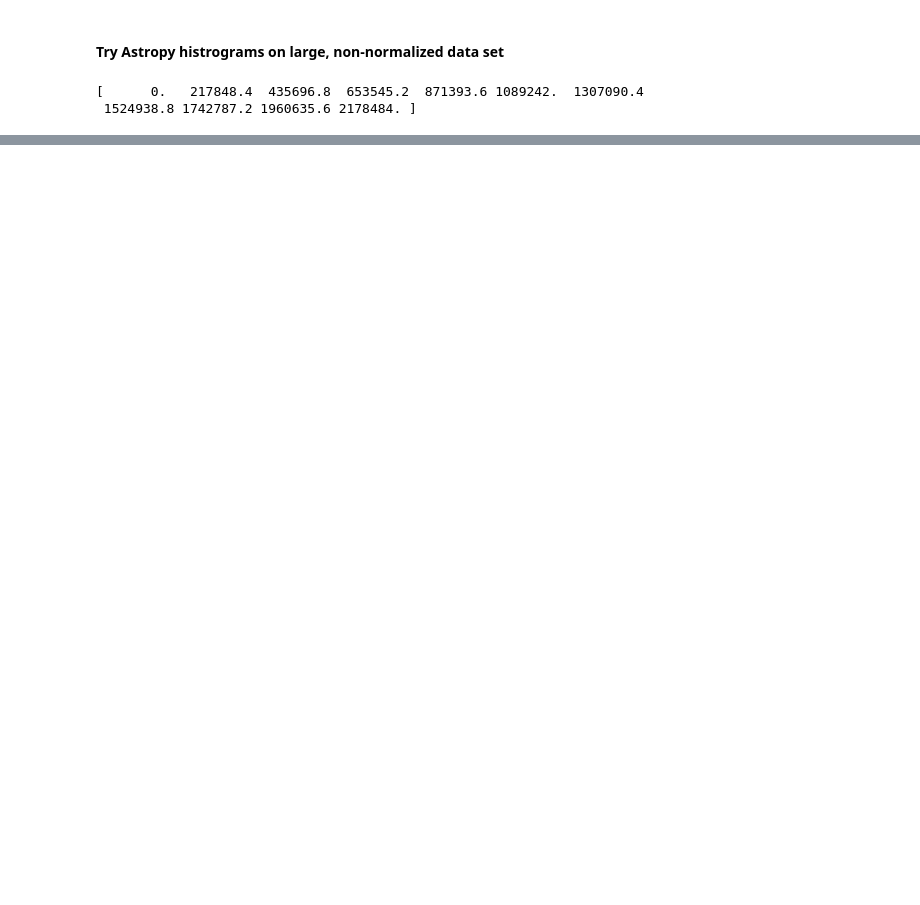
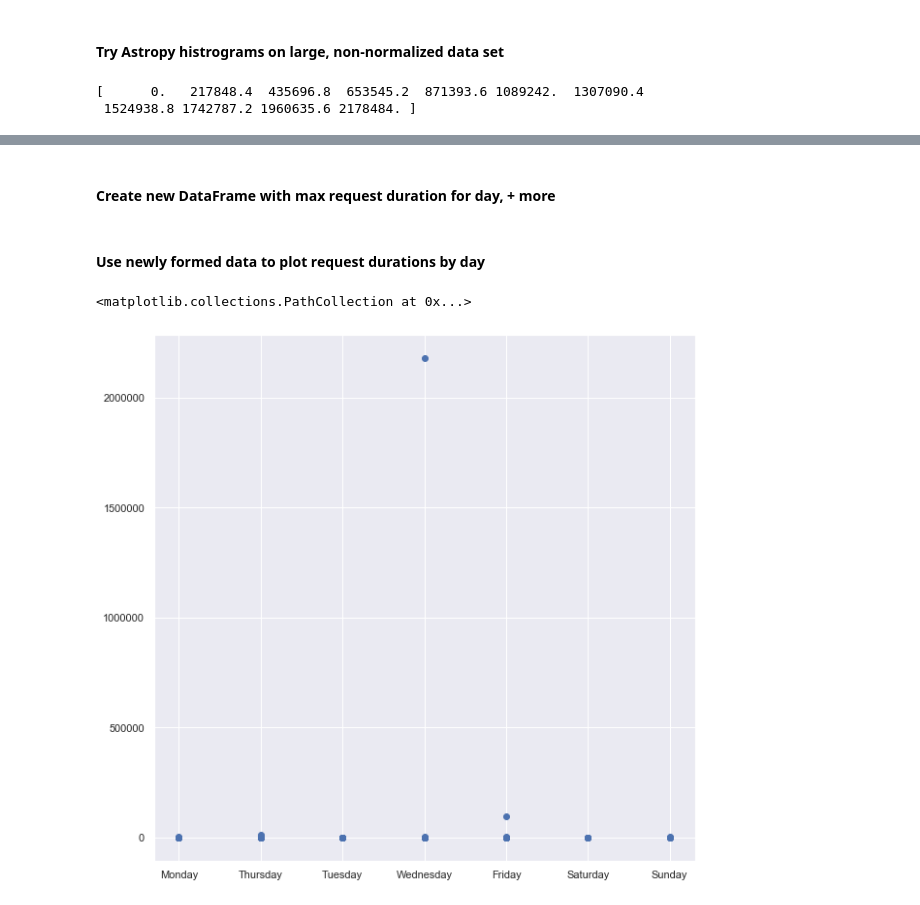
Before and after one commit to leilanihagen/interject-datacell-request-time-data-exploration, a Jupyter notebook: datacell_request_time.ipynb, the cells around one changed output, grey strips where cells are left out. Cells and saved outputs as stored; diff of their text form; code cells hidden in the pictures; blank space fills up the shorter version.

```diff
--- a/datacell_request_time.ipynb
+++ b/datacell_request_time.ipynb
@@ -278,0 +266,9 @@ request_history_time_freq.plot.bar(figsize=(20,100))
+# %%
+reporting_conn_2 = pyodbc_connect_scotty_test('Interject_Reporting')
+# %%
+# Select [EndTimeStamp] to mark the day, [Duration], from [Request] union with [Request_History] w/ SQL:
+from_req = 'SELECT [EndTimeStamp], datediff(second, [StartTimeStamp], [EndTimeStamp]) AS Duration FROM [DataCells].[Request]'
+union = ' UNION ALL'
+from_req_hist = ' SELECT [EndTimeStamp], datediff(second, [StartTimeStamp], [EndTimeStamp]) AS Duration FROM [DataCells].[Request_History]'
+request_all = from_req + union + from_req_hist
+all_requests_df = pd.read_sql(request_all, reporting_conn_2, index_col='EndTimeStamp')
@@ -278,0 +304,26 @@ request_history_time_freq.plot.bar(figsize=(20,100))
+# %% [markdown]
+#### Create new DataFrame with max request duration for day, + more
+# %%
+import datetime as dt
+
+all_requests_df['Year'] = all_requests_df.index.year
+all_requests_df['Month'] = all_requests_df.index.month
+all_requests_df['Week'] = all_requests_df.index.week
+all_requests_df['Day'] = all_requests_df.index.day
+all_requests_df
+
+# Create daily_max_request DF:
+daily_max_request = all_requests_df.resample('D').max()
+daily_max_request['Year'] = daily_max_request.index.year
+daily_max_request['Month'] = daily_max_request.index.month
+daily_max_request['Weekday'] = daily_max_request.index.weekday_name
+daily_max_request = daily_max_request.dropna()
+daily_max_request
+
+# week_groups = daily_max_request.groupby([pd.Grouper(freq='W'), 'Duration'])
+# weeks = pd.DataFrame()
+# for dur, week in week_groups:
+#     week_groups[week.dur] = week.values
+
+# all_requests_df['day'] = all_requests_df.index.day
+# all_requests_df['week'] = all_requests_df.index.week
@@ -278,0 +337,9 @@ request_history_time_freq.plot.bar(figsize=(20,100))
+# %% [markdown]
+#### Use newly formed data to plot request durations by day
+# %%
+fig, ax = plt.subplots(figsize=(10,10))
+ax.scatter(x=daily_max_request.weekday, y=daily_max_request.Duration)
+#ax.hist((daily_max_request.weekday))
+# %% [output]
+<matplotlib.collections.PathCollection at 0x...>
+[figure, added]
```
Also changed, not shown: parts of 46 cells of this notebook.
